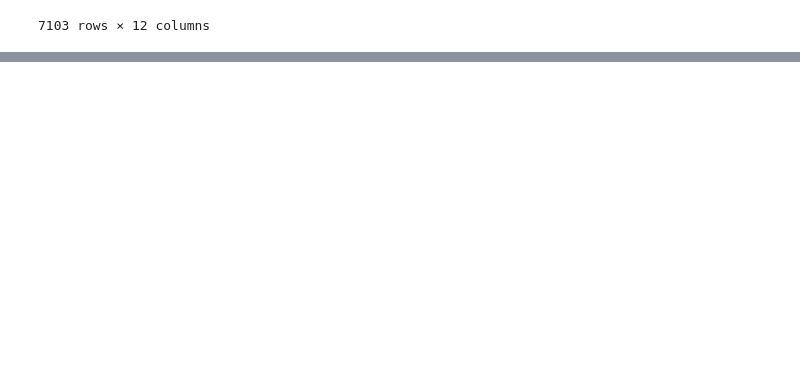
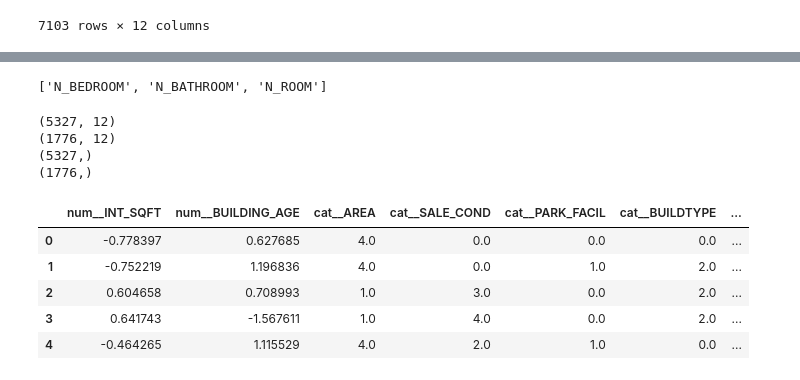
Before and after one commit to arun8nov/Chennai_House_Price_predict, a Jupyter notebook: mlprep.ipynb, the cells around one changed output, grey strips where cells are left out. Saved outputs shown, nothing was run; the diff lists cells and outputs as text; code cells hidden in the pictures; blank space fills up the shorter version.

```diff
--- a/mlprep.ipynb
+++ b/mlprep.ipynb
@@ -154,0 +232,8 @@ pd.concat([X_cat_En,X_cat_En1,X_num_en],axis=1)
+# %%
+preprocess = ColumnTransformer(
+    transformers=[
+        ("num", num_transfrom,num_fea),
+        ("cat", cat_transform,cat_fea)
+    ]
+)
+preprocess
@@ -154,0 +258,5 @@ pd.concat([X_cat_En,X_cat_En1,X_num_en],axis=1)
+# %%
+pline = Pipeline(steps=[
+    ('preprocess',preprocess)
+])
+pline
@@ -154,0 +281,28 @@ pd.concat([X_cat_En,X_cat_En1,X_num_en],axis=1)
+# %%
+num_fea_dis
+# %% [output]
+['N_BEDROOM', 'N_BATHROOM', 'N_ROOM']
+# %%
+x = df[['AREA', 'SALE_COND', 'PARK_FACIL', 'BUILDTYPE', 'UTILITY_AVAIL',
+       'STREET', 'MZZONE','INT_SQFT', 'BUILDING_AGE','N_BEDROOM', 'N_BATHROOM', 'N_ROOM']]
+# %%
+from sklearn.model_selection import train_test_split
+x_train,x_test,y_train,y_test=train_test_split(x,y,test_size=0.25,random_state=42)
+print(x_train.shape)
+print(x_test.shape)
+print(y_train.shape)
+print(y_test.shape)
+# %% [output]
+(5327, 12)
+(1776, 12)
+(5327,)
+(1776,)
+# %%
+pd.DataFrame(pline.fit_transform(x_train),columns=pline.get_feature_names_out()).head()
+# %% [output]
+|  | num__INT_SQFT | num__BUILDING_AGE | cat__AREA | cat__SALE_COND | cat__PARK_FACIL | cat__BUILDTYPE | ... |
+| 0 | -0.778397 | 0.627685 | 4.0 | 0.0 | 0.0 | 0.0 | ... |
+| 1 | -0.752219 | 1.196836 | 4.0 | 0.0 | 1.0 | 2.0 | ... |
+| 2 | 0.604658 | 0.708993 | 1.0 | 3.0 | 0.0 | 2.0 | ... |
+| 3 | 0.641743 | -1.567611 | 1.0 | 4.0 | 0.0 | 2.0 | ... |
+| 4 | -0.464265 | 1.115529 | 4.0 | 2.0 | 1.0 | 0.0 | ... |
```
Also changed, not shown: parts of 11 cells of this notebook, 4 other files.
